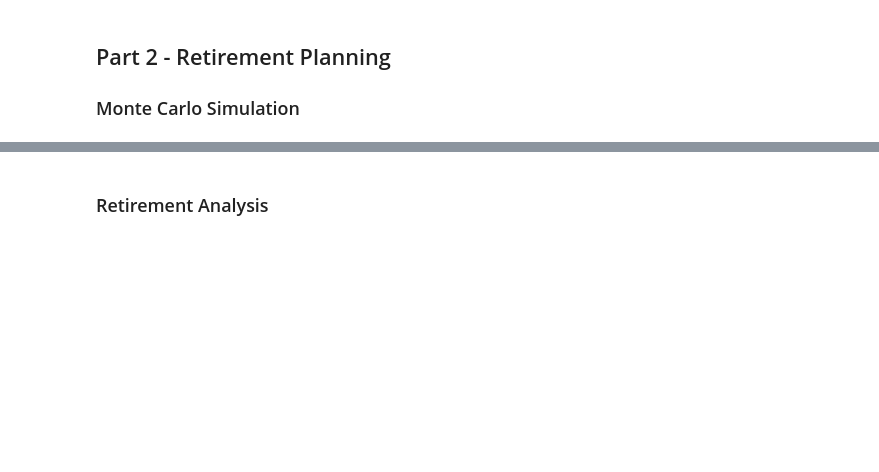
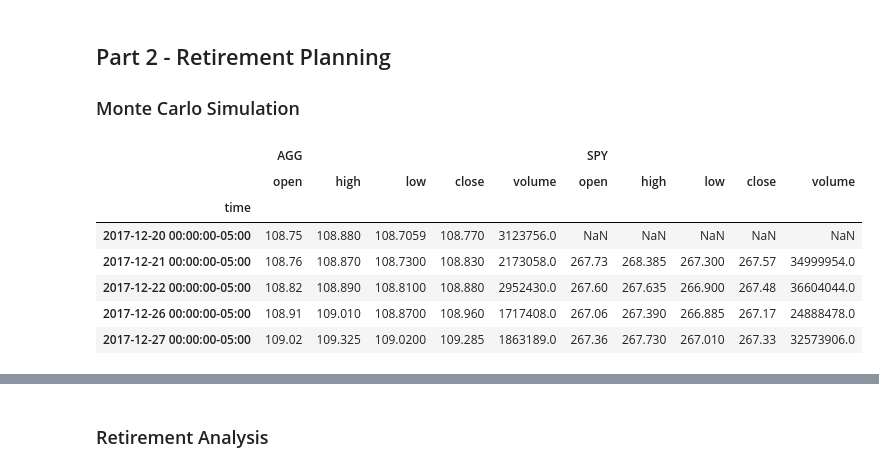
Before and after one commit to malkawenedal/Financial-Planning, a Jupyter notebook: Unit 5 Homework/Starter_Code/financial-planner.ipynb, the cells around one changed output, grey strips where cells are left out. Saved outputs shown, nothing was run; the diff lists cells and outputs as text; code cells hidden in the pictures; blank space fills up the shorter version.

```diff
--- a/Unit 5 Homework/Starter_Code/financial-planner.ipynb
+++ b/Unit 5 Homework/Starter_Code/financial-planner.ipynb
@@ -184,7 +183,27 @@ end_date = pd.Timestamp('2021-05-01', tz='America/New_York').isoformat()
 # %%
 # Get 5 years' worth of historical data for SPY and AGG
 # (use a limit=1000 parameter to call the most recent 1000 days of data)
-# YOUR CODE HERE!
+ticker= ["AGG","SPY"]
+
+df_stock_data= alpaca.get_barset(
+    ticker,
+    timeframe,
+    start=start_date,
+    end=end_date,
+    limit=1000,
+).df
+
+
+
 
 # Display sample data
 df_stock_data.head()
+# %% [output]
+|  | AGG |  |  |  |  | SPY |  |  |  |  |
+|  | open | high | low | close | volume | open | high | low | close | volume |
+| time |  |  |  |  |  |  |  |  |  |  |
+| 2017-12-20 00:00:00-05:00 | 108.75 | 108.880 | 108.7059 | 108.770 | 3123756.0 | NaN | NaN | NaN | NaN | NaN |
+| 2017-12-21 00:00:00-05:00 | 108.76 | 108.870 | 108.7300 | 108.830 | 2173058.0 | 267.73 | 268.385 | 267.300 | 267.57 | 34999954.0 |
+| 2017-12-22 00:00:00-05:00 | 108.82 | 108.890 | 108.8100 | 108.880 | 2952430.0 | 267.60 | 267.635 | 266.900 | 267.48 | 36604044.0 |
+| 2017-12-26 00:00:00-05:00 | 108.91 | 109.010 | 108.8700 | 108.960 | 1717408.0 | 267.06 | 267.390 | 266.885 | 267.17 | 24888478.0 |
+| 2017-12-27 00:00:00-05:00 | 109.02 | 109.325 | 109.0200 | 109.285 | 1863189.0 | 267.36 | 267.730 | 267.010 | 267.33 | 32573906.0 |
```
Also changed, not shown: parts of 11 cells of this notebook.
